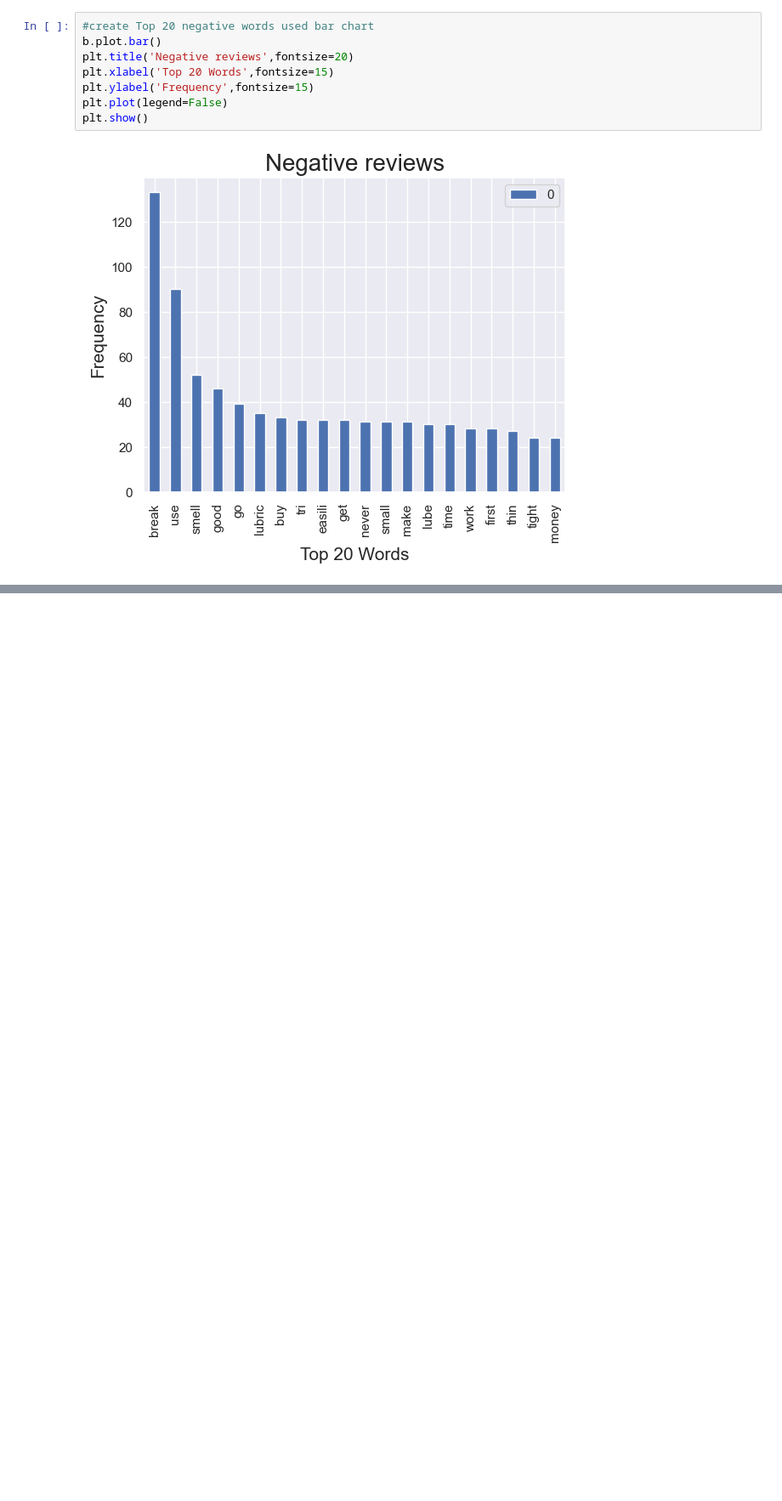
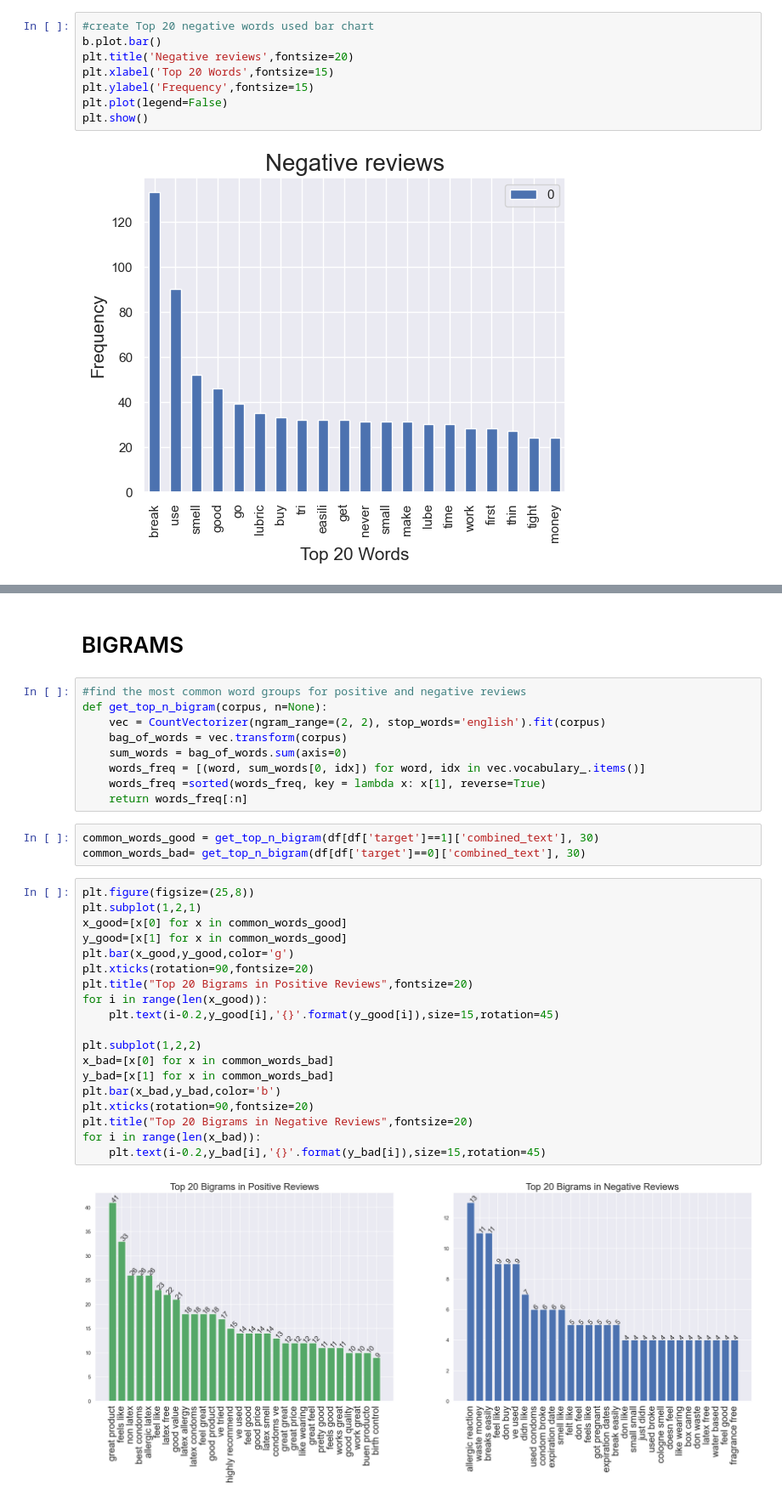
Before and after one commit to krc31182/Amazon-Reviews, a Jupyter notebook: Clean Data & Export to csv.ipynb, the cells around one changed output, grey strips where cells are left out. Shown at 85% size. Drawn from its saved outputs; the diff is of its cells as text; blank space fills up the shorter version.

```diff
--- a/Clean Data & Export to csv.ipynb
+++ b/Clean Data & Export to csv.ipynb
@@ -334,0 +367,35 @@ plt.show()
+# %% [markdown]
+# BIGRAMS
+# %%
+#find the most common word groups for positive and negative reviews
+def get_top_n_bigram(corpus, n=None):
+    vec = CountVectorizer(ngram_range=(2, 2), stop_words='english').fit(corpus)
+    bag_of_words = vec.transform(corpus)
+    sum_words = bag_of_words.sum(axis=0)
+    words_freq = [(word, sum_words[0, idx]) for word, idx in vec.vocabulary_.items()]
+    words_freq =sorted(words_freq, key = lambda x: x[1], reverse=True)
+    return words_freq[:n]
+# %%
+common_words_good = get_top_n_bigram(df[df['target']==1]['combined_text'], 30)
+common_words_bad= get_top_n_bigram(df[df['target']==0]['combined_text'], 30)
+# %%
+plt.figure(figsize=(25,8))
+plt.subplot(1,2,1)
+x_good=[x[0] for x in common_words_good]
+y_good=[x[1] for x in common_words_good]
+plt.bar(x_good,y_good,color='g')
+plt.xticks(rotation=90,fontsize=20)
+plt.title("Top 20 Bigrams in Positive Reviews",fontsize=20)
+for i in range(len(x_good)):
+    plt.text(i-0.2,y_good[i],'{}'.format(y_good[i]),size=15,rotation=45)
+
+plt.subplot(1,2,2)
+x_bad=[x[0] for x in common_words_bad]
+y_bad=[x[1] for x in common_words_bad]
+plt.bar(x_bad,y_bad,color='b')
+plt.xticks(rotation=90,fontsize=20)
+plt.title("Top 20 Bigrams in Negative Reviews",fontsize=20)
+for i in range(len(x_bad)):
+    plt.text(i-0.2,y_bad[i],'{}'.format(y_bad[i]),size=15,rotation=45)
+# %% [output]
+[figure, added]
```
Also changed, not shown: parts of 11 cells of this notebook.
